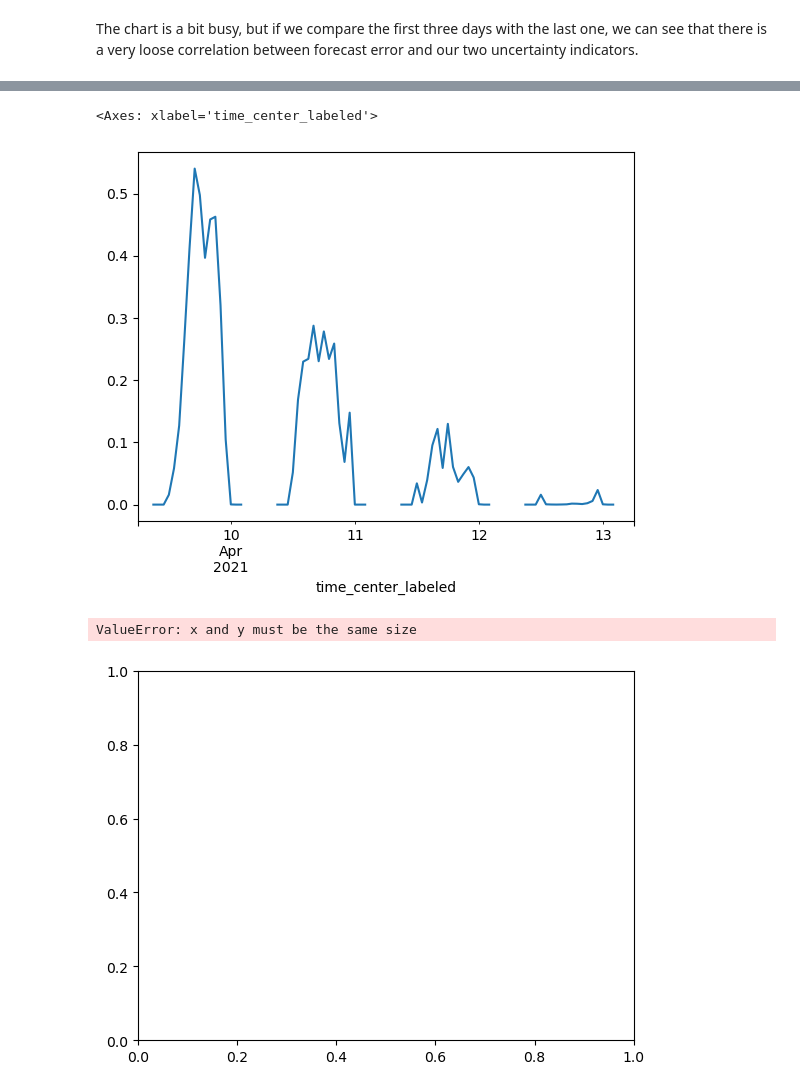
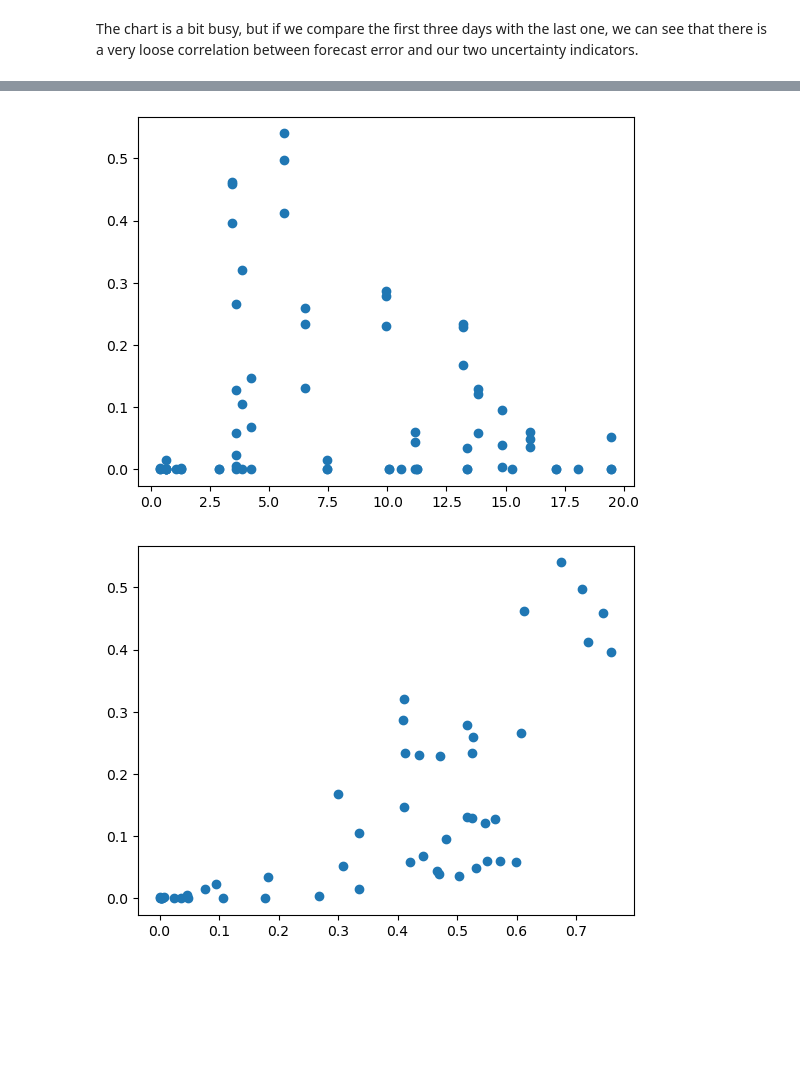
Before and after one commit to williamhobbs/solar-fleet-forecast-probability-tool, a Jupyter notebook: example_notebooks/06_indicators_of_forecast_error.ipynb, the cells around one changed output, grey strips where cells are left out. Cells and saved outputs as stored; diff of their text form; code cells hidden in the pictures; blank space fills up the shorter version.

```diff
--- a/example_notebooks/06_indicators_of_forecast_error.ipynb
+++ b/example_notebooks/06_indicators_of_forecast_error.ipynb
@@ -116,0 +114,25 @@ TO-DO:
+# %%
+p_ac_hrrr_coarse_all.rename(columns={'power_ac': 'p_ac_hrrr_coarse_all'}, inplace=True)
+p_ac_hrrr_coarse_max_all.rename(columns={'power_ac': 'p_ac_hrrr_coarse_max_all'}, inplace=True)
+p_ac_hrrr_coarse_min_all.rename(columns={'power_ac': 'p_ac_hrrr_coarse_min_all'}, inplace=True)
+power_ac_cs_all.rename(columns={'power_ac': 'power_ac_cs_all'}, inplace=True)
+p_ac_hrrr_actuals_all.rename(columns={'power_ac': 'p_ac_hrrr_actuals_all'}, inplace=True)
+# %%
+# localize (assigne timezone of UTC)
+weighted_avg_tcc = weighted_avg_tcc.copy().tz_localize('UTC')
+
+# list of dataframes to combiner first
+dfs = [
+    p_ac_hrrr_coarse_all,
+    p_ac_hrrr_coarse_max_all,
+    p_ac_hrrr_coarse_min_all,
+    power_ac_cs_all,
+    p_ac_hrrr_actuals_all,
+    weighted_avg_tcc.tcc_std,
+    ]
+
+# combine all dataframes and drop na rows
+df = pd.concat(dfs, axis=1).dropna()
+
+# add max_min_norm
+df = df.merge(max_min_norm, how='outer', left_index=True, right_index=True)
@@ -117,13 +153,12 @@ TO-DO:
 # %%
-abs_err = (p_ac_hrrr_coarse_all.power_ac-p_ac_hrrr_actuals_all.power_ac).abs()
-norm_abs_err = abs_err/power_ac_cs_all.power_ac.max() # use power_ac_cs_all.max() as proxy for nameplate rating
+df['abs_err'] = (df.p_ac_hrrr_coarse_all - df.p_ac_hrrr_actuals_all).abs()
+df['norm_abs_err'] = df.abs_err/power_ac_cs_all.power_ac_cs_all.max() # use power_ac_cs_all.max() as proxy for nameplate rating
-# %%
-norm_abs_err.plot()
-# %% [output]
-<Axes: xlabel='time_center_labeled'>
-[figure, removed]
-# %%
-plt.scatter(weighted_avg_tcc.tcc_std, norm_abs_err)
-# %% [output]
-ValueError: x and y must be the same size
-[figure, removed]
+# %%
+plt.scatter(df.tcc_std, df.norm_abs_err)
+plt.show()
+
+plt.scatter(df.max_min_norm, df.norm_abs_err)
+plt.show()
+# %% [output]
+[figure, added]
+[figure, added]
```
Also changed, not shown: parts of 4 cells of this notebook.
